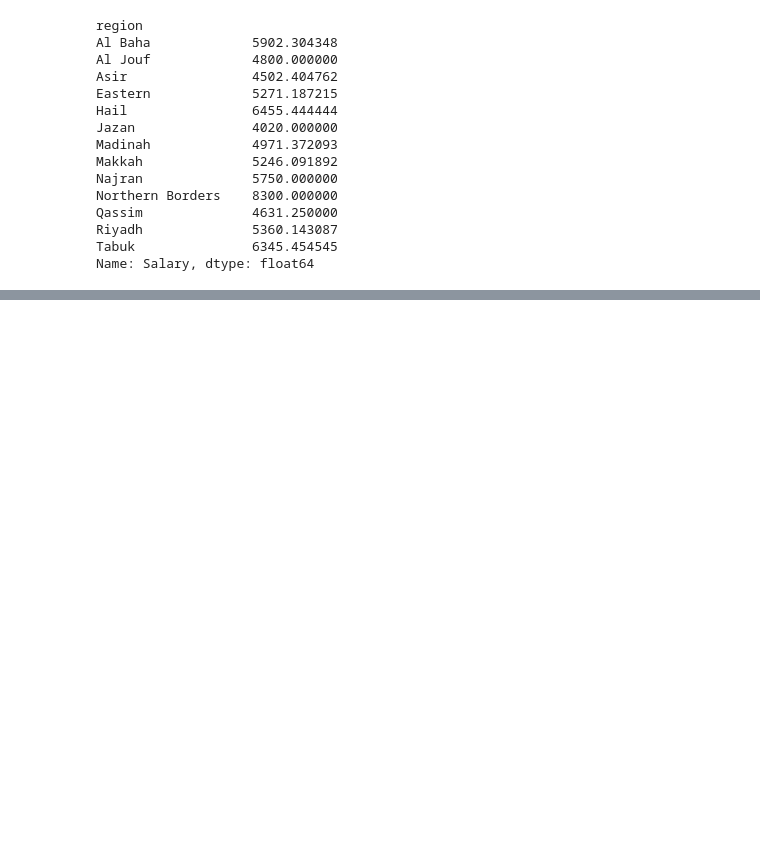
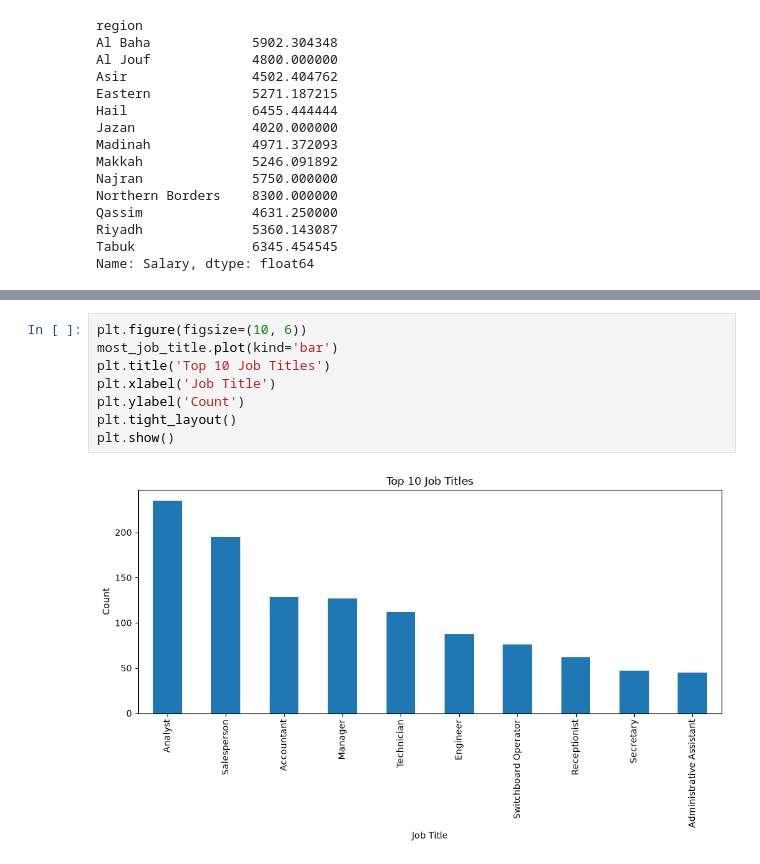
Before and after one commit to ibrahim-alatyan/Saudi-Labor-Market-Analysis, a Jupyter notebook: analysis.ipynb, the cells around one changed output, grey strips where cells are left out. Drawn from its saved outputs; the diff is of its cells as text; blank space fills up the shorter version.

```diff
--- a/analysis.ipynb
+++ b/analysis.ipynb
@@ -102,0 +206,10 @@ Name: Salary, dtype: float64
+# %%
+plt.figure(figsize=(10, 6))
+most_job_title.plot(kind='bar')
+plt.title('Top 10 Job Titles')
+plt.xlabel('Job Title')
+plt.ylabel('Count')
+plt.tight_layout()
+plt.show()
+# %% [output]
+[figure, added]
```
Also changed, not shown: parts of 27 cells of this notebook.
